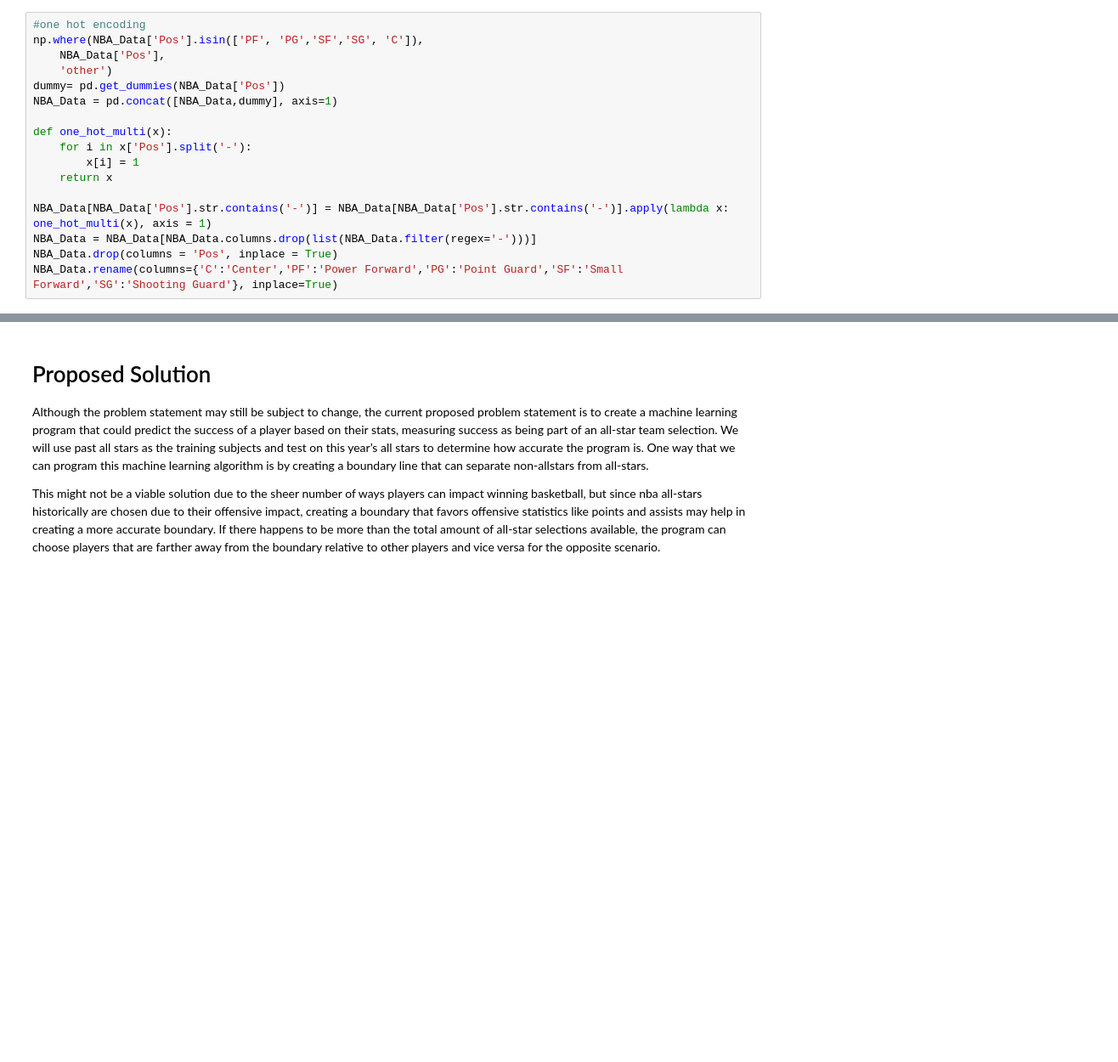
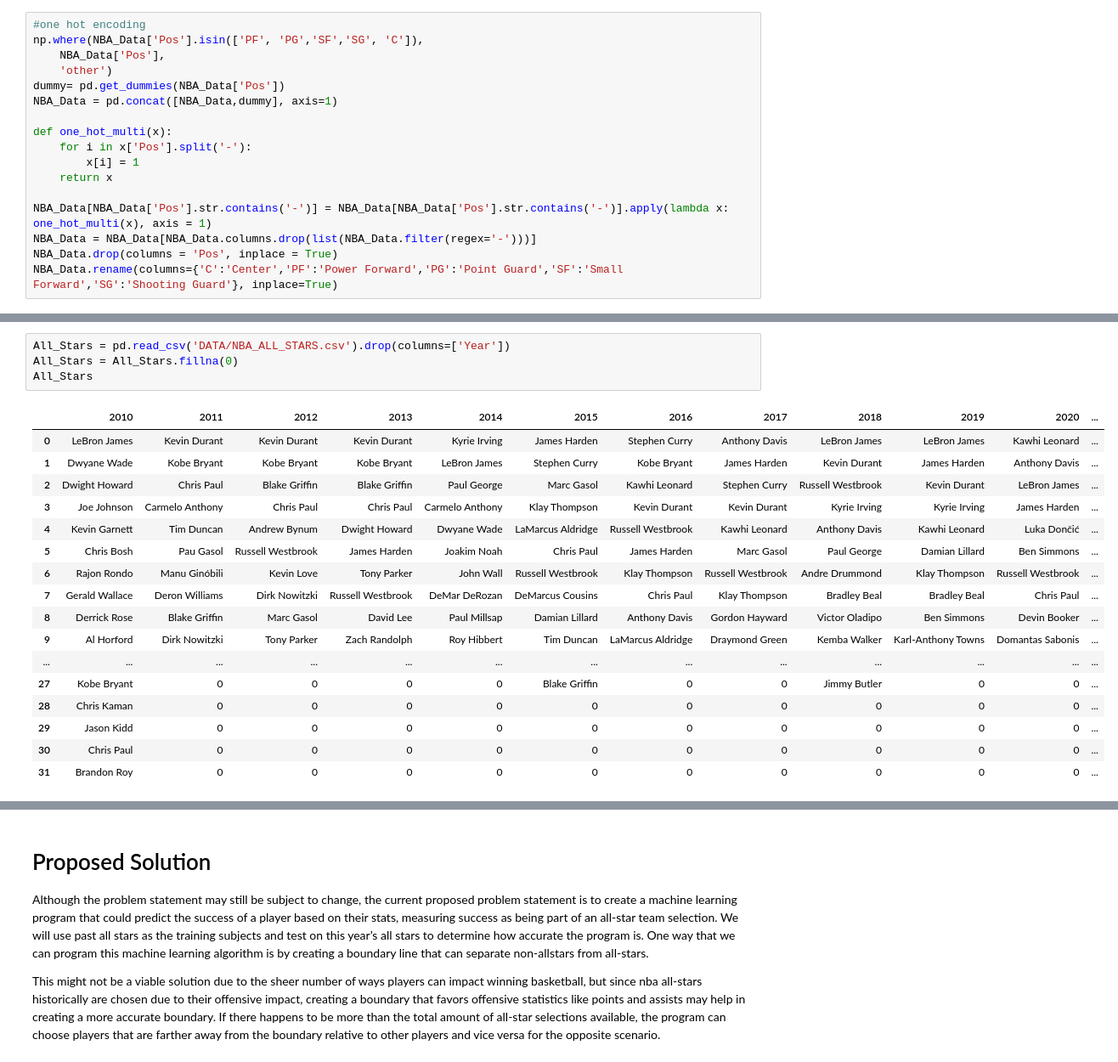
Before and after one commit to COGS118A/Group021-Sp22, a Jupyter notebook: Checkpoint_group021.ipynb, the cells around one changed output, grey strips where cells are left out. Shown: that part at 85% size. Cells and saved outputs as stored; diff of their text form; blank space fills up the shorter version.

```diff
--- a/Checkpoint_group021.ipynb
+++ b/Checkpoint_group021.ipynb
@@ -151,0 +182,22 @@ NBA_Data
+# %%
+All_Stars = pd.read_csv('DATA/NBA_ALL_STARS.csv').drop(columns=['Year'])
+All_Stars = All_Stars.fillna(0)
+All_Stars
+# %% [output]
+|  | 2010 | 2011 | 2012 | 2013 | 2014 | 2015 | 2016 | 2017 | 2018 | 2019 | 2020 | ... |
+| 0 | LeBron James | Kevin Durant | Kevin Durant | Kevin Durant | Kyrie Irving | James Harden | Stephen Curry | Anthony Davis | LeBron James | LeBron James | Kawhi Leonard | ... |
+| 1 | Dwyane Wade | Kobe Bryant | Kobe Bryant | Kobe Bryant | LeBron James | Stephen Curry | Kobe Bryant | James Harden | Kevin Durant | James Harden | Anthony Davis | ... |
+| 2 | Dwight Howard | Chris Paul | Blake Griffin | Blake Griffin | Paul George | Marc Gasol | Kawhi Leonard | Stephen Curry | Russell Westbrook | Kevin Durant | LeBron James | ... |
+| 3 | Joe Johnson | Carmelo Anthony | Chris Paul | Chris Paul | Carmelo Anthony | Klay Thompson | Kevin Durant | Kevin Durant | Kyrie Irving | Kyrie Irving | James Harden | ... |
+| 4 | Kevin Garnett | Tim Duncan | Andrew Bynum | Dwight Howard | Dwyane Wade | LaMarcus Aldridge | Russell Westbrook | Kawhi Leonard | Anthony Davis | Kawhi Leonard | Luka Dončić | ... |
+| 5 | Chris Bosh | Pau Gasol | Russell Westbrook | James Harden | Joakim Noah | Chris Paul | James Harden | Marc Gasol | Paul George | Damian Lillard | Ben Simmons | ... |
+| 6 | Rajon Rondo | Manu Ginóbili | Kevin Love | Tony Parker | John Wall | Russell Westbrook | Klay Thompson | Russell Westbrook | Andre Drummond | Klay Thompson | Russell Westbrook | ... |
+| 7 | Gerald Wallace | Deron Williams | Dirk Nowitzki | Russell Westbrook | DeMar DeRozan | DeMarcus Cousins | Chris Paul | Klay Thompson | Bradley Beal | Bradley Beal | Chris Paul | ... |
+| 8 | Derrick Rose | Blake Griffin | Marc Gasol | David Lee | Paul Millsap | Damian Lillard | Anthony Davis | Gordon Hayward | Victor Oladipo | Ben Simmons | Devin Booker | ... |
+| 9 | Al Horford | Dirk Nowitzki | Tony Parker | Zach Randolph | Roy Hibbert | Tim Duncan | LaMarcus Aldridge | Draymond Green | Kemba Walker | Karl-Anthony Towns | Domantas Sabonis | ... |
+| ... | ... | ... | ... | ... | ... | ... | ... | ... | ... | ... | ... | ... |
+| 27 | Kobe Bryant | 0 | 0 | 0 | 0 | Blake Griffin | 0 | 0 | Jimmy Butler | 0 | 0 | ... |
+| 28 | Chris Kaman | 0 | 0 | 0 | 0 | 0 | 0 | 0 | 0 | 0 | 0 | ... |
+| 29 | Jason Kidd | 0 | 0 | 0 | 0 | 0 | 0 | 0 | 0 | 0 | 0 | ... |
+| 30 | Chris Paul | 0 | 0 | 0 | 0 | 0 | 0 | 0 | 0 | 0 | 0 | ... |
+| 31 | Brandon Roy | 0 | 0 | 0 | 0 | 0 | 0 | 0 | 0 | 0 | 0 | ... |
```
Also changed, not shown: parts of 7 cells of this notebook, 2 other files.
